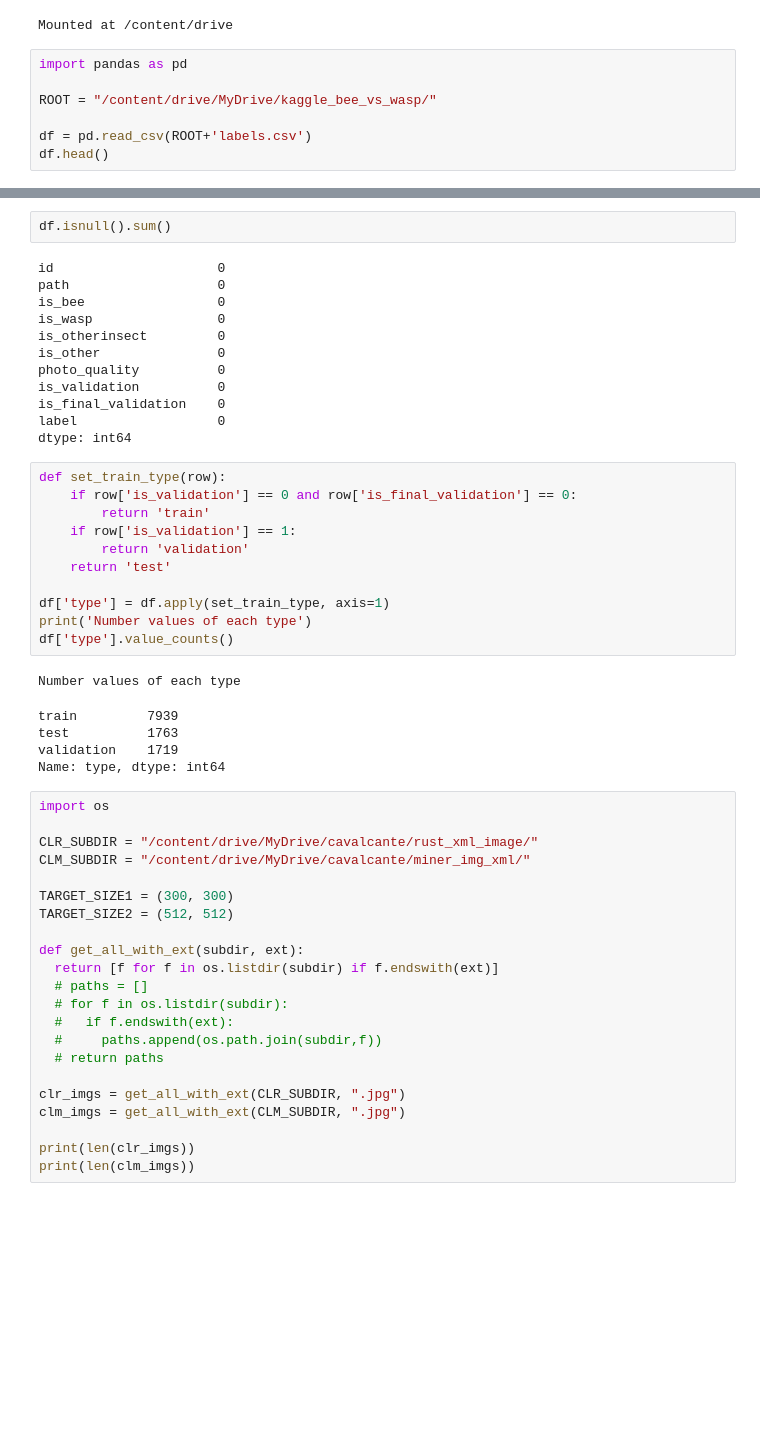
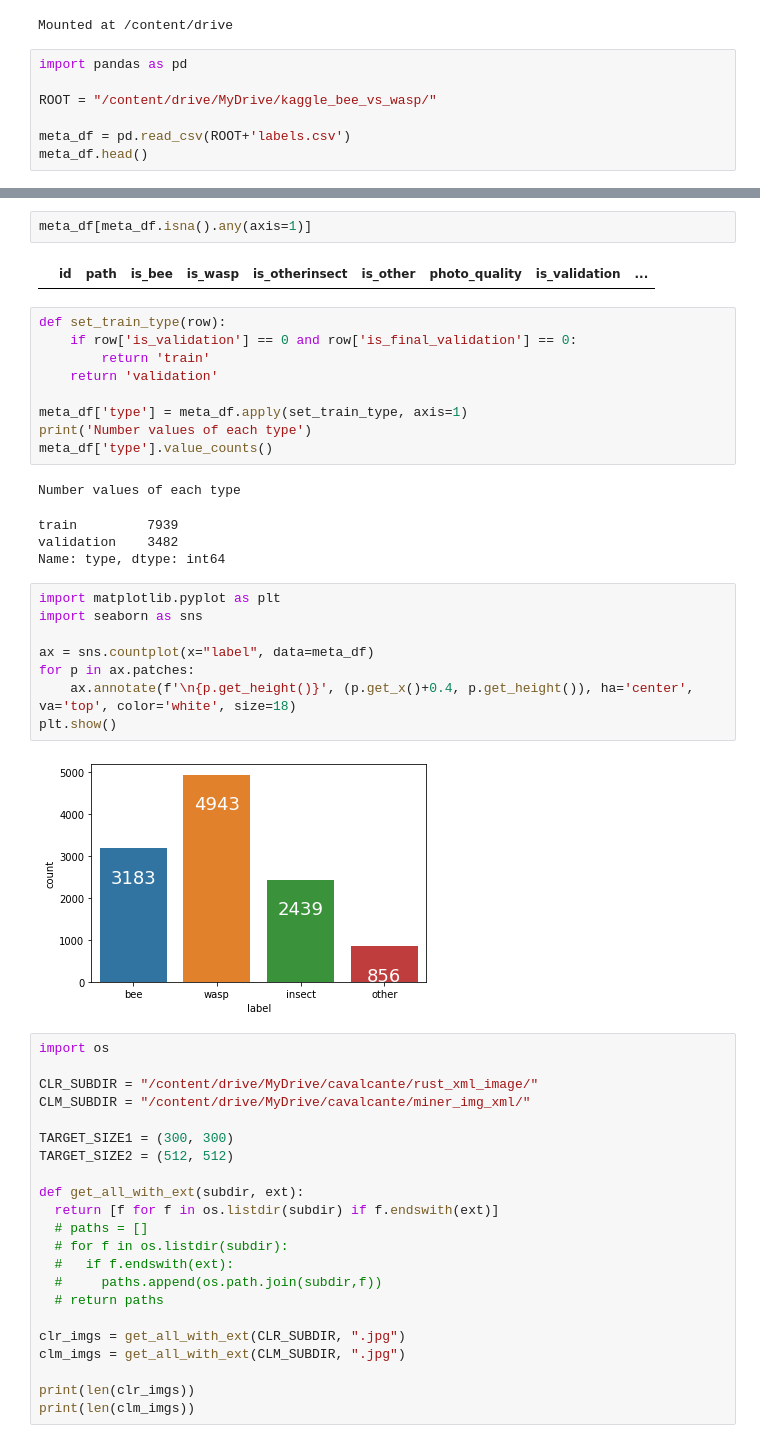
Before and after one commit to nopynospy/cnn_paddy_leaf, a Jupyter notebook: coffee_leaf.ipynb, the cells around one changed output, grey strips where cells are left out. Drawn from its saved outputs; the diff is of its cells as text; blank space fills up the shorter version.

```diff
--- a/coffee_leaf.ipynb
+++ b/coffee_leaf.ipynb
@@ -9,8 +9,8 @@ import pandas as pd
 
 ROOT = "/content/drive/MyDrive/kaggle_bee_vs_wasp/"
 
-df = pd.read_csv(ROOT+'labels.csv')
-df.head()
+meta_df = pd.read_csv(ROOT+'labels.csv')
+meta_df.head()
 # %% [output]
 |  | id | path | is_bee | is_wasp | is_otherinsect | is_other | photo_quality | is_validation | ... |
 | 0 | 1 | bee1\10007154554_026417cfd0_n.jpg | 1 | 0 | 0 | 0 | 1 | 0 | ... |
@@ -19,36 +19,33 @@ df.head()
 | 3 | 4 | bee1\1011948979_fc3637e779_w.jpg | 1 | 0 | 0 | 0 | 1 | 0 | ... |
 | 4 | 5 | bee1\10128235063_dca17db76c_n.jpg | 1 | 0 | 0 | 0 | 1 | 0 | ... |
 # %%
-df.isnull().sum()
+meta_df[meta_df.isna().any(axis=1)]
 # %% [output]
-id                     0
-path                   0
-is_bee                 0
-is_wasp                0
-is_otherinsect         0
-is_other               0
-photo_quality          0
-is_validation          0
-is_final_validation    0
-label                  0
-dtype: int64
+|  | id | path | is_bee | is_wasp | is_otherinsect | is_other | photo_quality | is_validation | ... |
 # %%
 def set_train_type(row):
     if row['is_validation'] == 0 and row['is_final_validation'] == 0:
         return 'train'
-    if row['is_validation'] == 1:
-        return 'validation'
-    return 'test'
+    return 'validation'
 
-df['type'] = df.apply(set_train_type, axis=1)
+meta_df['type'] = meta_df.apply(set_train_type, axis=1)
 print('Number values of each type')
-df['type'].value_counts()
+meta_df['type'].value_counts()
 # %% [output]
 Number values of each type
 train         7939
-test          1763
-validation    1719
+validation    3482
 Name: type, dtype: int64
+# %%
+import matplotlib.pyplot as plt
+import seaborn as sns
+
+ax = sns.countplot(x="label", data=meta_df)
+for p in ax.patches:
+    ax.annotate(f'\n{p.get_height()}', (p.get_x()+0.4, p.get_height()), ha='center', va='top', color='white', size=18)
+plt.show()
+# %% [output]
+[figure, added]
 # %%
 import os
 
```
